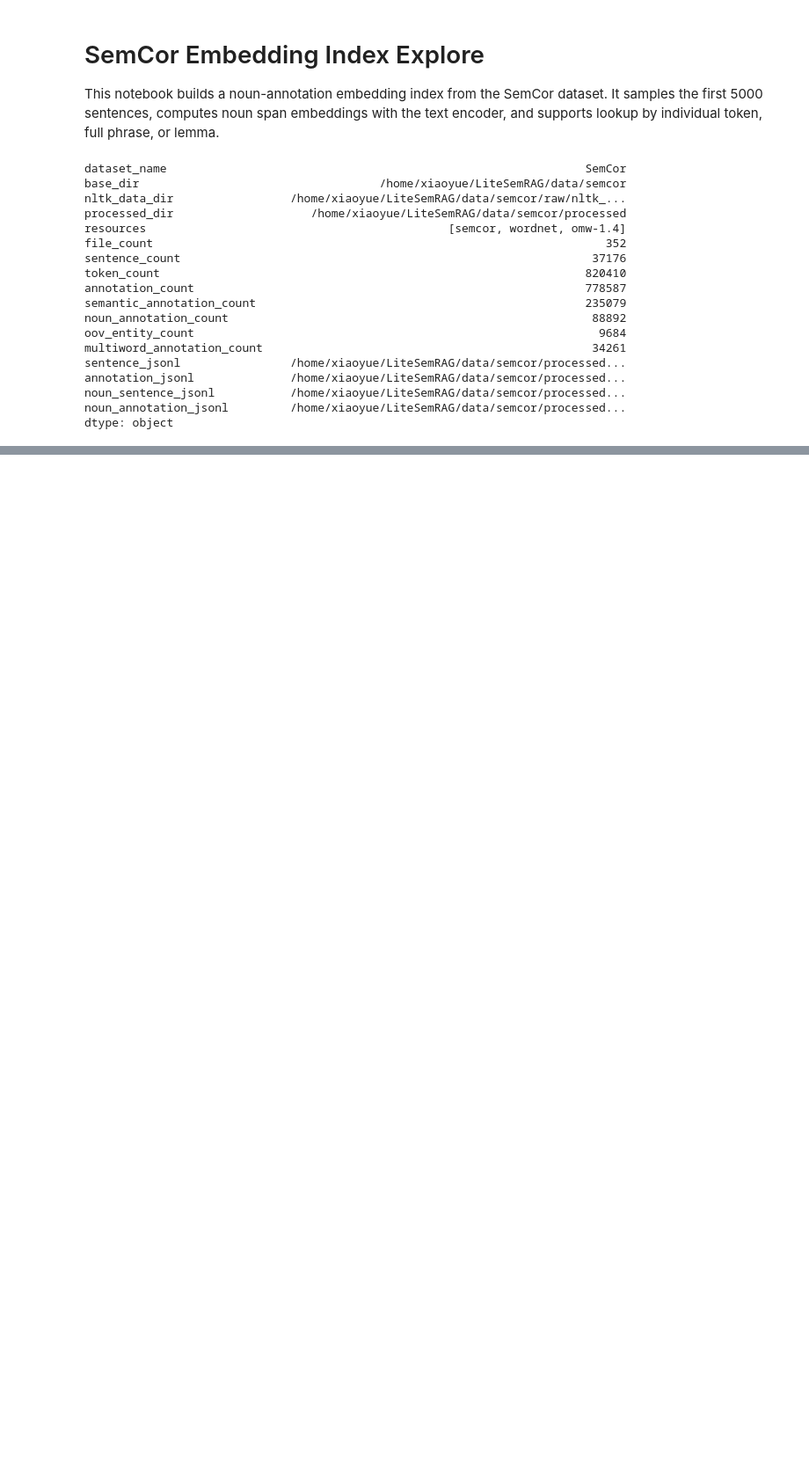
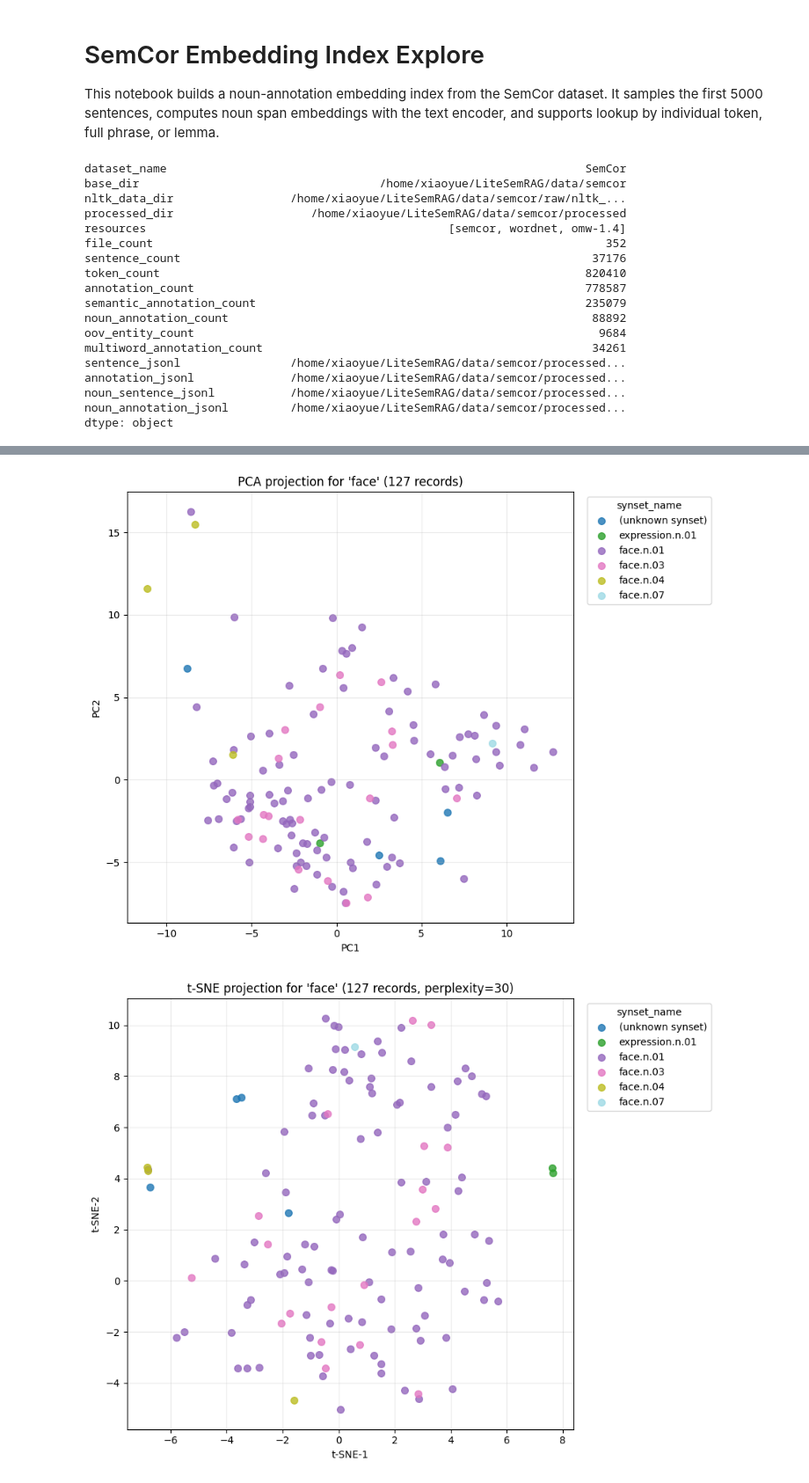
Before and after one commit to YxRicardo/LiteSemRAG, a Jupyter notebook: semcor_embeds_explore.ipynb, the cells around one changed output, grey strips where cells are left out. Shown at 88% size. Drawn from its saved outputs; the diff is of its cells as text; code cells hidden in the pictures; blank space fills up the shorter version.

Commit message:
Update SemCor embedding notebook analysis tools

```diff
--- a/semcor_embeds_explore.ipynb
+++ b/semcor_embeds_explore.ipynb
@@ -282,6 +282,27 @@ def lookup_semcor_dataframe(store, query_text, mode="token", limit=20):
     return pd.DataFrame(rows)
 
 
+def token_frequency_dataframe(store, limit=None):
+    rows = [
+        {
+            "token": token,
+            "num_records": len(records),
+            "num_unique_synsets": len(
+                {record.get("synset_name") or "(unknown synset)" for record in records}
+            ),
+        }
+        for token, records in store["index"].items()
+    ]
+    df = pd.DataFrame(rows).sort_values(
+        by=["num_records", "token"],
+        ascending=[False, True],
+        ignore_index=True,
+    )
+    if limit is not None:
+        return df.head(limit)
+    return df
+
+
 def _scatter_semcor_by_synset(coords, records, synset_to_color, title, xlabel, ylabel, annotate=False):
     plt.figure(figsize=(9, 7))
 
@@ -314,6 +335,18 @@ def _scatter_semcor_by_synset(coords, records, synset_to_color, title, xlabel, y
     plt.grid(alpha=0.25)
     plt.tight_layout()
     plt.show()
+
+
+def _print_synset_descriptions(records):
+    synset_descriptions = {}
+    for record in records:
+        synset_name = record.get("synset_name") or "(unknown synset)"
+        synset_definition = record.get("synset_definition") or "(no definition available)"
+        synset_descriptions.setdefault(synset_name, synset_definition)
+
+    print("Synset descriptions:")
+    for synset_name in sorted(synset_descriptions):
+        print(f"- {synset_name}: {synset_descriptions[synset_name]}")
 
 
 def plot_semcor_term_embeddings(store, query_text, mode="token", perplexity=30, random_state=42, annotate=False):
@@ -361,6 +394,8 @@ def plot_semcor_term_embeddings(store, query_text, mode="token", perplexity=30,
         annotate=annotate,
     )
 
+    _print_synset_descriptions(records)
+
     return {
         "records": records,
         "embeddings": embeddings,
@@ -412,2 +514,5 @@ lookup_semcor_dataframe(embedding_store, "evidence", mode="lemma", limit=10)
 # %%
-plot_semcor_term_embeddings(embedding_store, "election", mode="token", annotate=False)
+plot_semcor_term_embeddings(embedding_store, "face", mode="surface", annotate=False)
+# %% [output]
+[figure, added]
+[figure, added]
```
Also changed, not shown: parts of 7 cells of this notebook.
